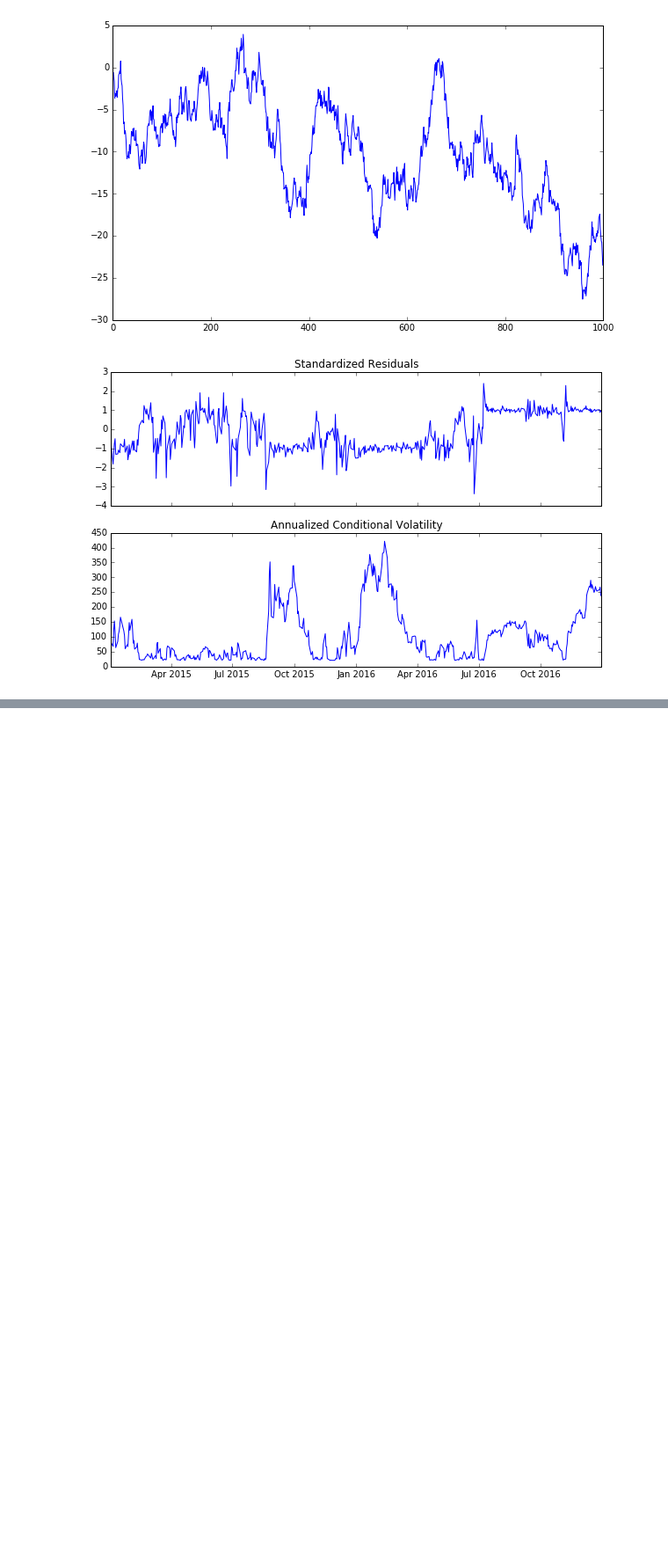
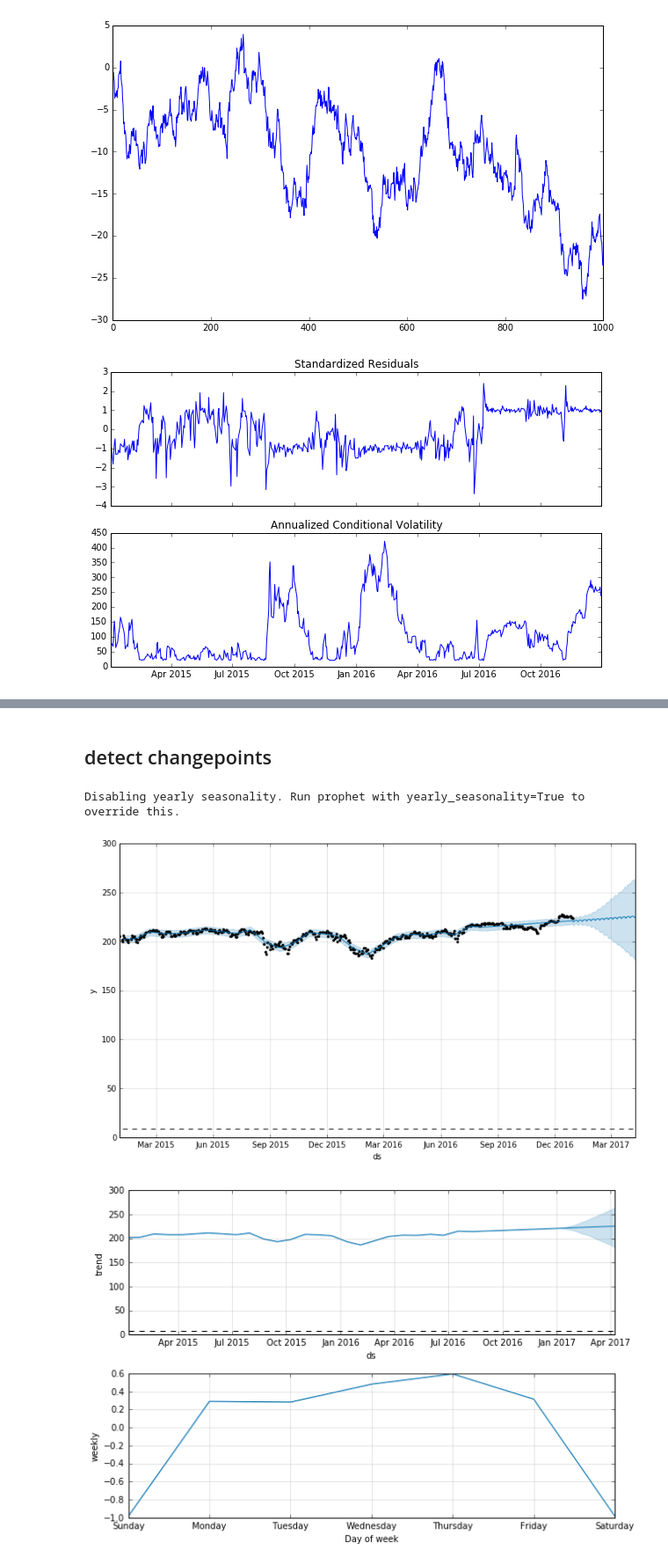
Before and after one commit to hisarack/hello-tsa, a Jupyter notebook: hello_arch.ipynb, the cells around one changed output, grey strips where cells are left out. Shown at 88% size. Drawn from its saved outputs; the diff is of its cells as text; code cells hidden in the pictures; blank space fills up the shorter version.

```diff
--- a/hello_arch.ipynb
+++ b/hello_arch.ipynb
@@ -253,0 +311,16 @@ Covariance estimator: robust
+# %% [markdown]
+## detect changepoints
+# %%
+prophet_cp = Prophet(changepoint_prior_scale=0.5)
+prophet_cp.fit(df_spy)
+future_cp = prophet_cp.make_future_dataframe(periods=100)
+future_cp['cap'] = 8.5
+forecast = prophet_cp.predict(future_cp)
+prophet_log.plot(forecast[3:])
+plt.show()
+prophet_cp.plot_components(forecast[3:])
+plt.show()
+# %% [output]
+Disabling yearly seasonality. Run prophet with yearly_seasonality=True to override this.
+[figure, added]
+[figure, added]
```
Also changed, not shown: parts of 6 cells of this notebook, 1 other file.
